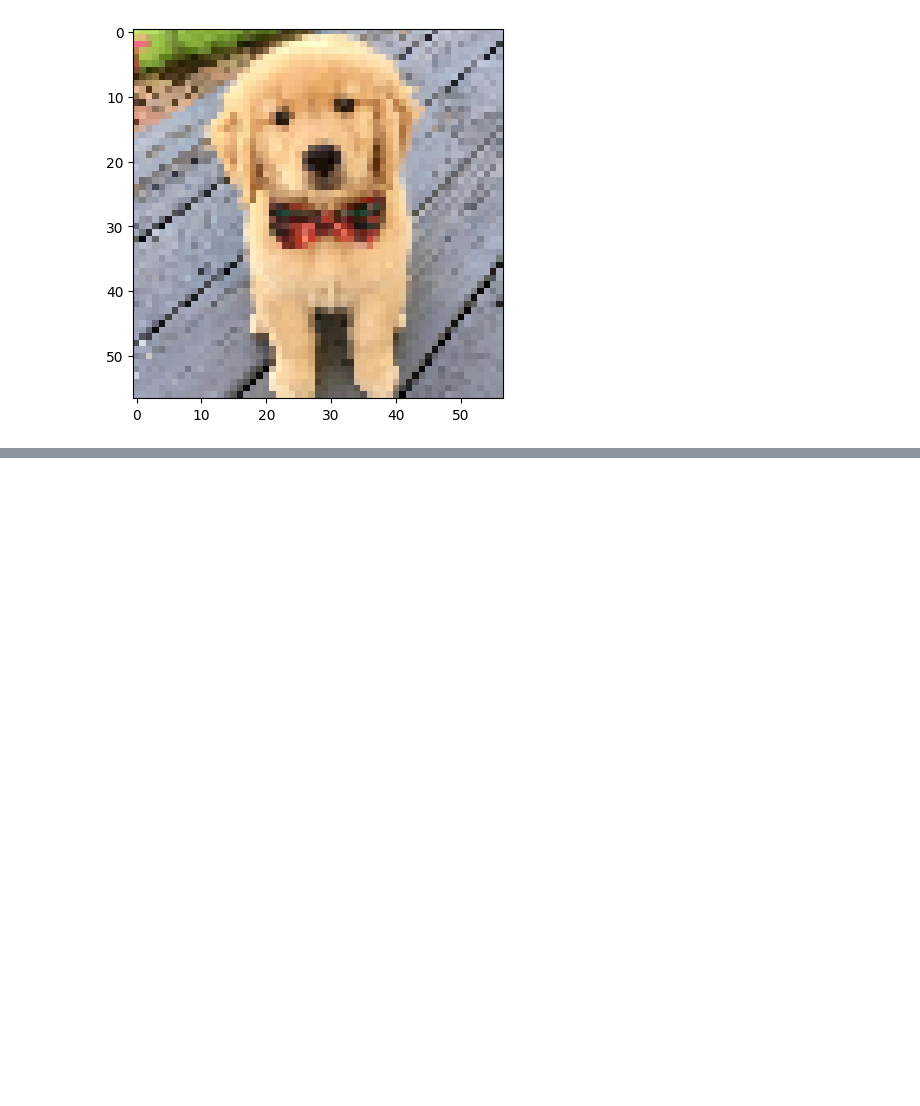
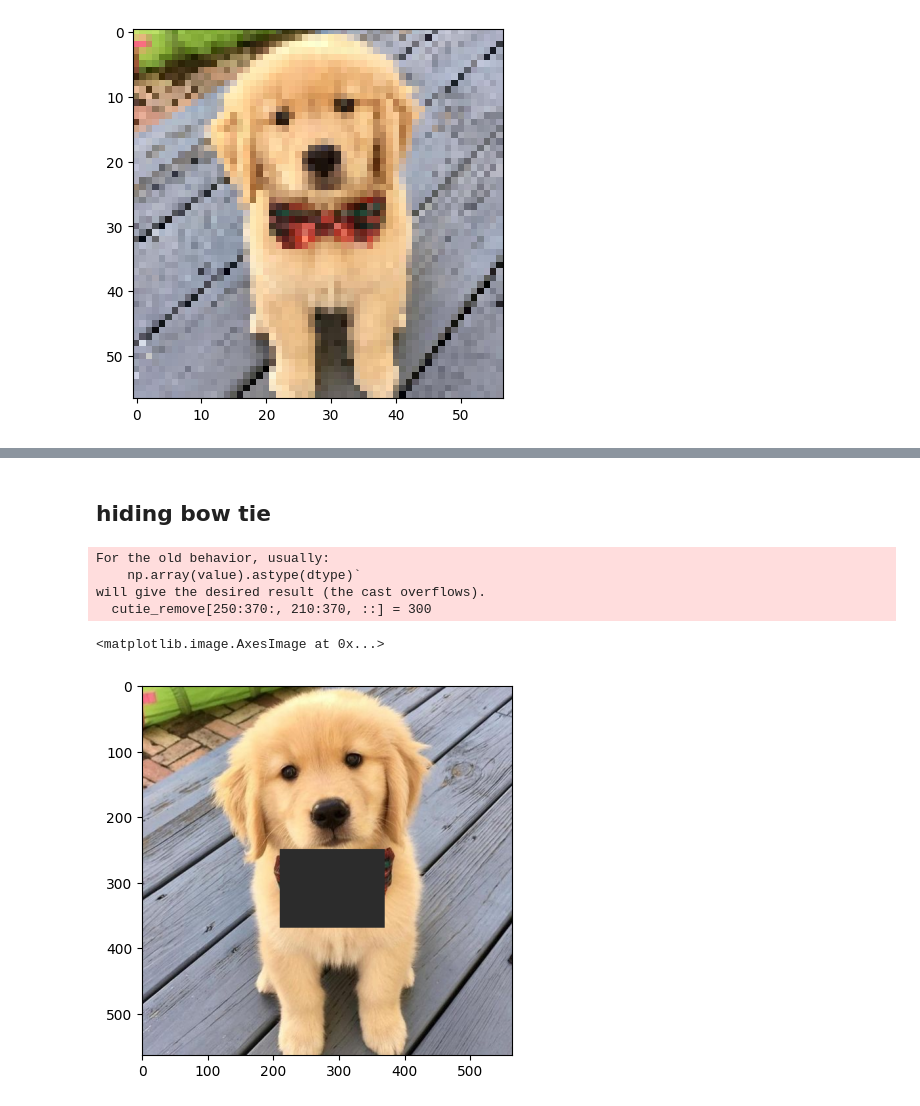
Before and after one commit to AntaraR12/Data-Science-PocketBook, a Jupyter notebook: numpy/image-processing.ipynb, the cells around one changed output, grey strips where cells are left out. Drawn from its saved outputs; the diff is of its cells as text; code cells hidden in the pictures; blank space fills up the shorter version.

```diff
--- a/numpy/image-processing.ipynb
+++ b/numpy/image-processing.ipynb
@@ -39,0 +46,13 @@ plt.imshow(cutie[::10,::10,::])
+# %% [markdown]
+## hiding bow tie
+# %%
+cutie_remove = cutie.copy()
+cutie_remove[250:370:, 210:370, ::] = 300
+plt.imshow(cutie_remove)
+# %% [output]
+For the old behavior, usually:
+    np.array(value).astype(dtype)`
+will give the desired result (the cast overflows).
+  cutie_remove[250:370:, 210:370, ::] = 300
+<matplotlib.image.AxesImage at 0x...>
+[figure, added]
```
Also changed, not shown: parts of 2 cells of this notebook.
